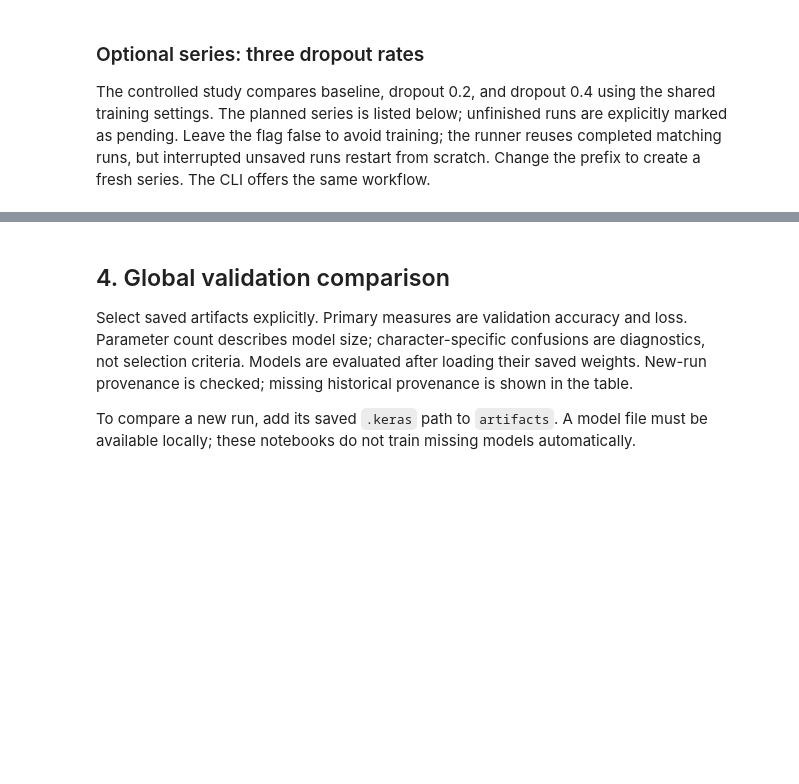
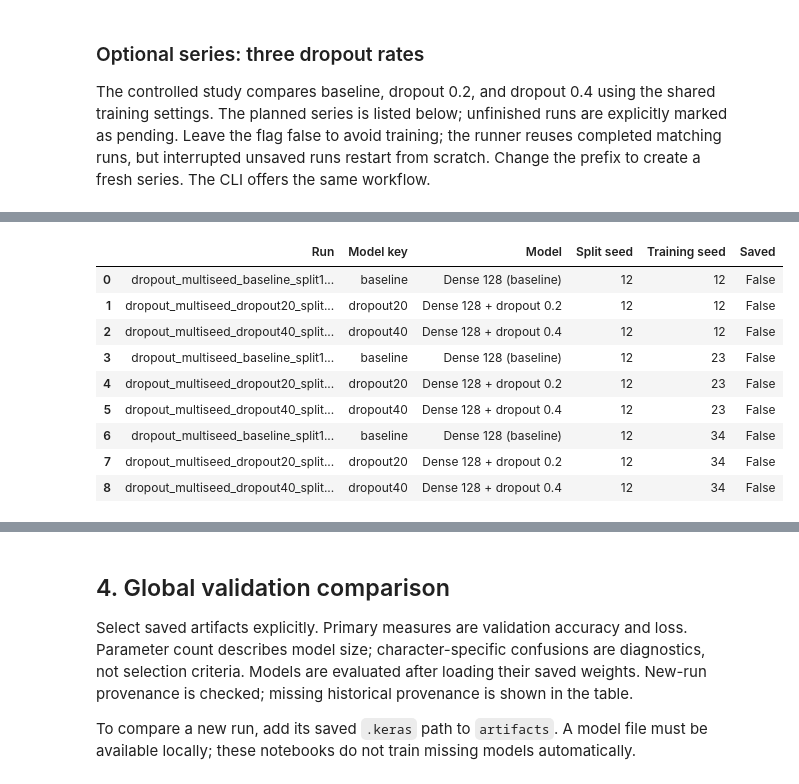
Before and after one commit to nailito/katakana-recognition, a Jupyter notebook: notebooks/04_model_comparison.ipynb, the cells around one changed output, grey strips where cells are left out. Saved outputs shown, nothing was run; the diff lists cells and outputs as text; code cells hidden in the pictures; blank space fills up the shorter version.

```diff
--- a/notebooks/04_model_comparison.ipynb
+++ b/notebooks/04_model_comparison.ipynb
@@ -92,0 +101,26 @@ if RUN_DROPOUT_SERIES:
+# %%
+from src.run_experiments import (
+    seed_study_plan, run_seed_study, evaluate_seed_study,
+)
+
+MULTISEED_MODELS = ["baseline", "dropout20", "dropout40"]
+TRAINING_SEEDS = [12, 23, 34]
+STUDY_PREFIX = "dropout_multiseed"
+
+study_plan = seed_study_plan(
+    MULTISEED_MODELS, training_seeds=TRAINING_SEEDS,
+    split_seed=SPLIT_SEED, prefix=STUDY_PREFIX,
+)
+study_plan["Saved"] = study_plan["Artifact"].map(Path.is_file)
+display(study_plan.drop(columns="Artifact"))
+# %% [output]
+|  | Run | Model key | Model | Split seed | Training seed | Saved |
+| 0 | dropout_multiseed_baseline_split1... | baseline | Dense 128 (baseline) | 12 | 12 | False |
+| 1 | dropout_multiseed_dropout20_split... | dropout20 | Dense 128 + dropout 0.2 | 12 | 12 | False |
+| 2 | dropout_multiseed_dropout40_split... | dropout40 | Dense 128 + dropout 0.4 | 12 | 12 | False |
+| 3 | dropout_multiseed_baseline_split1... | baseline | Dense 128 (baseline) | 12 | 23 | False |
+| 4 | dropout_multiseed_dropout20_split... | dropout20 | Dense 128 + dropout 0.2 | 12 | 23 | False |
+| 5 | dropout_multiseed_dropout40_split... | dropout40 | Dense 128 + dropout 0.4 | 12 | 23 | False |
+| 6 | dropout_multiseed_baseline_split1... | baseline | Dense 128 (baseline) | 12 | 34 | False |
+| 7 | dropout_multiseed_dropout20_split... | dropout20 | Dense 128 + dropout 0.2 | 12 | 34 | False |
+| 8 | dropout_multiseed_dropout40_split... | dropout40 | Dense 128 + dropout 0.4 | 12 | 34 | False |
```
Also changed, not shown: parts of 10 cells of this notebook, 39 other files.
